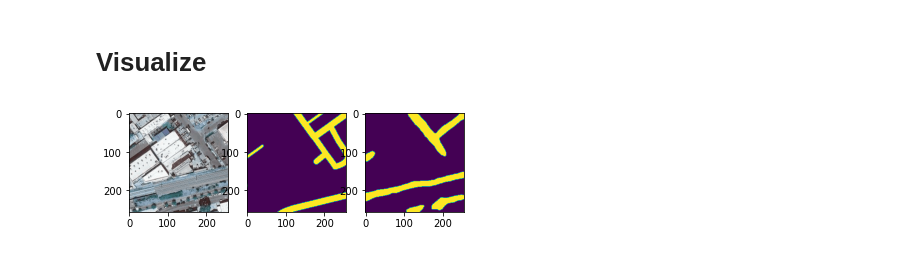
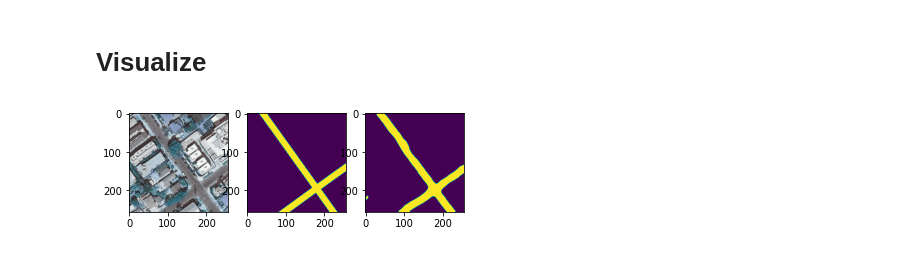
Before and after one commit to camillarhodes/CIL_Sleeplearning, a Jupyter notebook: train_example.ipynb, the cells around one changed output. Saved outputs shown, nothing was run; the diff lists cells and outputs as text; code cells hidden in the pictures.

```diff
--- a/train_example.ipynb
+++ b/train_example.ipynb
@@ -80,17 +80,17 @@ pred_mask.shape
 # %%
 import matplotlib.pyplot as plt
 import torch
 
-img, mask = val_dataloader.dataset[9]
+img, mask = val_dataloader.dataset[13]
 # fused = model.model.get_fused_input(torch.Tensor(img[None,:]))
 pred_mask=model.predict(torch.Tensor(img[None,:])).detach().numpy()
 f, axarr = plt.subplots(1,3)
 _ = axarr[0].imshow(img.transpose(1,2,0))
 _ = axarr[1].imshow(mask.transpose(1,2,0))
 _ = axarr[2].imshow(pred_mask.transpose(1,2,0))
 # _ = axarr[3].imshow(fused[0,3:,...].numpy().transpose(1,2,0))
 # %% [output]
-[figure, old version]
+[figure, new version]
 # %%
 from segmentation_models_pytorch.encoders import get_encoder
 from pytorch_hed.run import estimate
```
Also changed, not shown: 1 other file.
